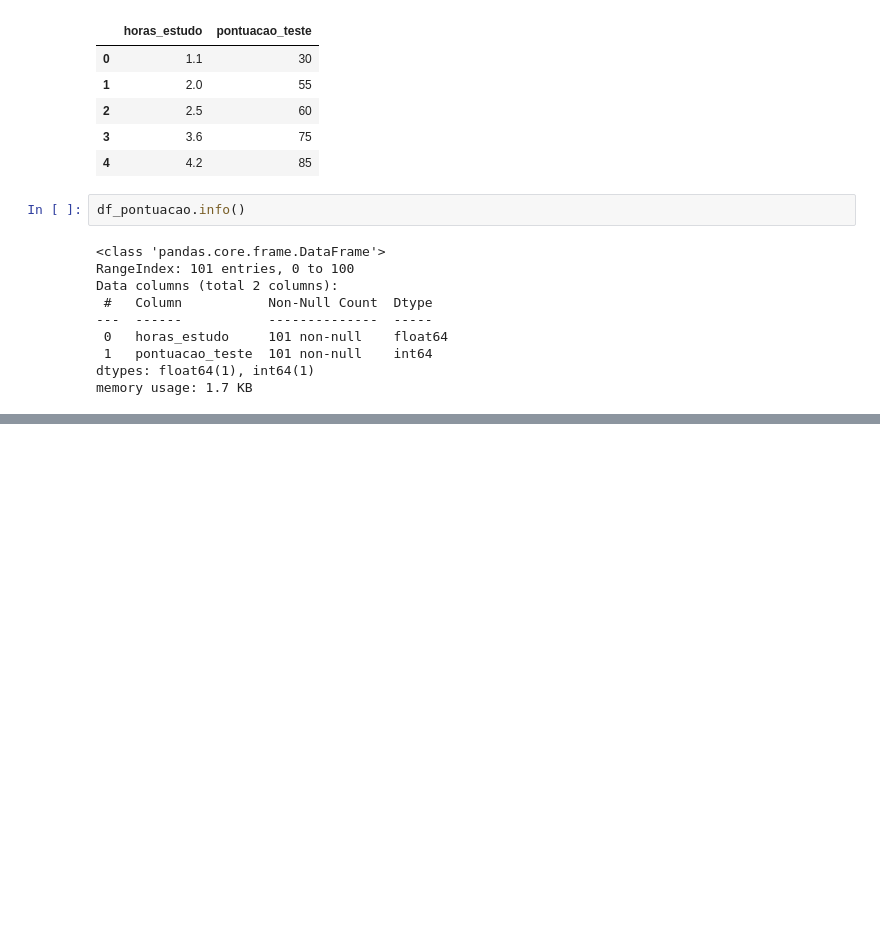
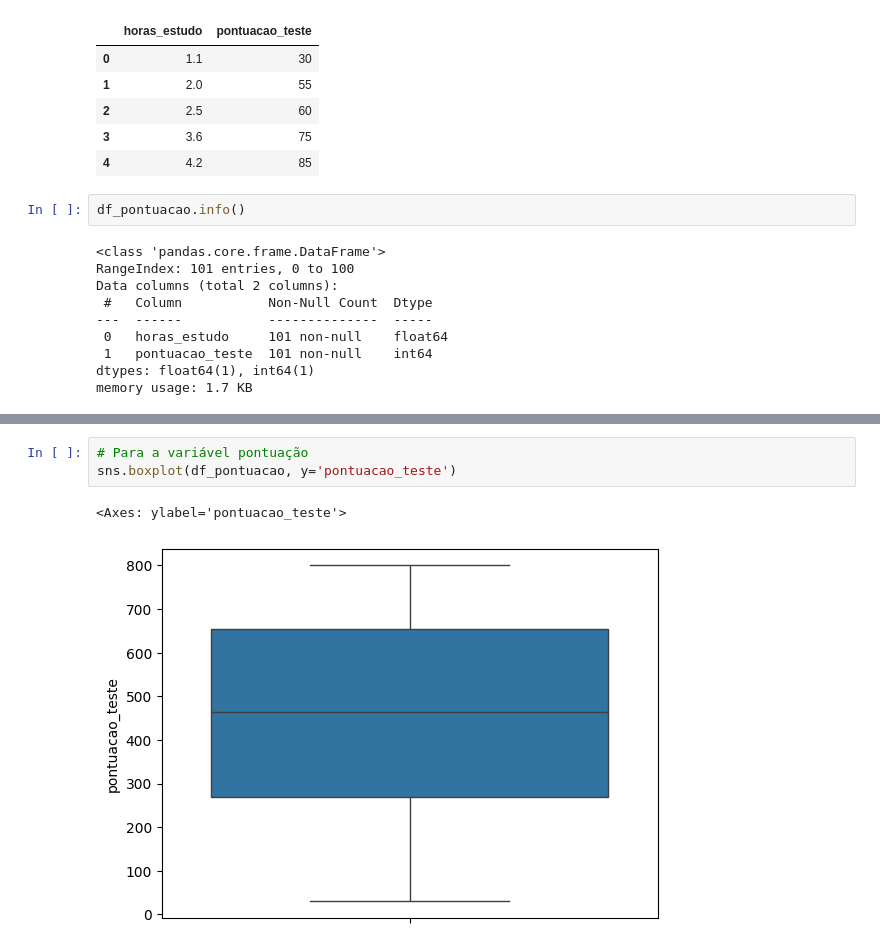
Before and after one commit to soaresmilton/rocketseat_regressao_linear_simples, a Jupyter notebook: modelo_pontuacao.ipynb, the cells around one changed output, grey strips where cells are left out. Saved outputs shown, nothing was run; the diff lists cells and outputs as text; blank space fills up the shorter version.

```diff
--- a/modelo_pontuacao.ipynb
+++ b/modelo_pontuacao.ipynb
@@ -32,0 +65,6 @@ memory usage: 1.7 KB
+# %%
+# Para a variável pontuação
+sns.boxplot(df_pontuacao, y='pontuacao_teste')
+# %% [output]
+<Axes: ylabel='pontuacao_teste'>
+[figure, added]
```
Also changed, not shown: parts of 8 cells of this notebook.
